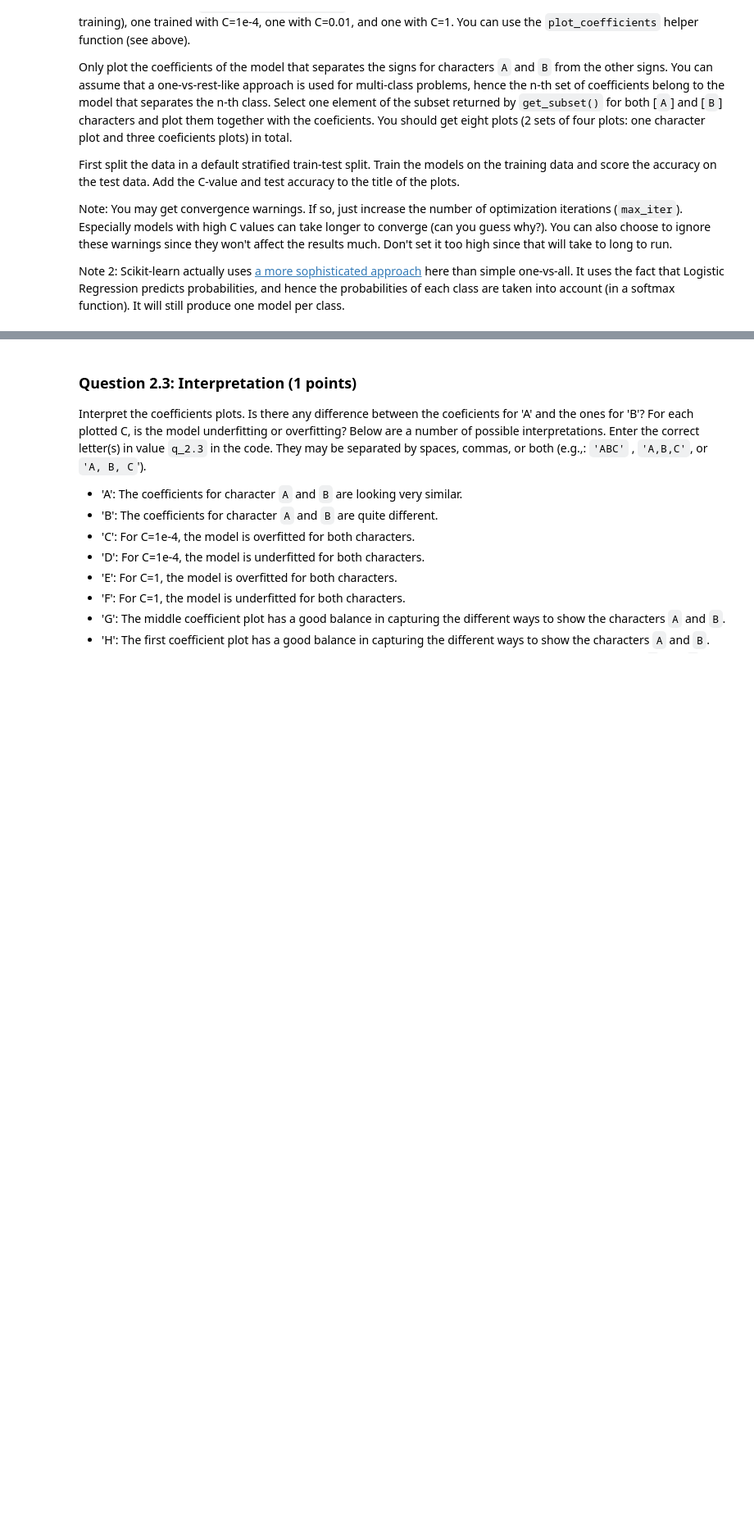
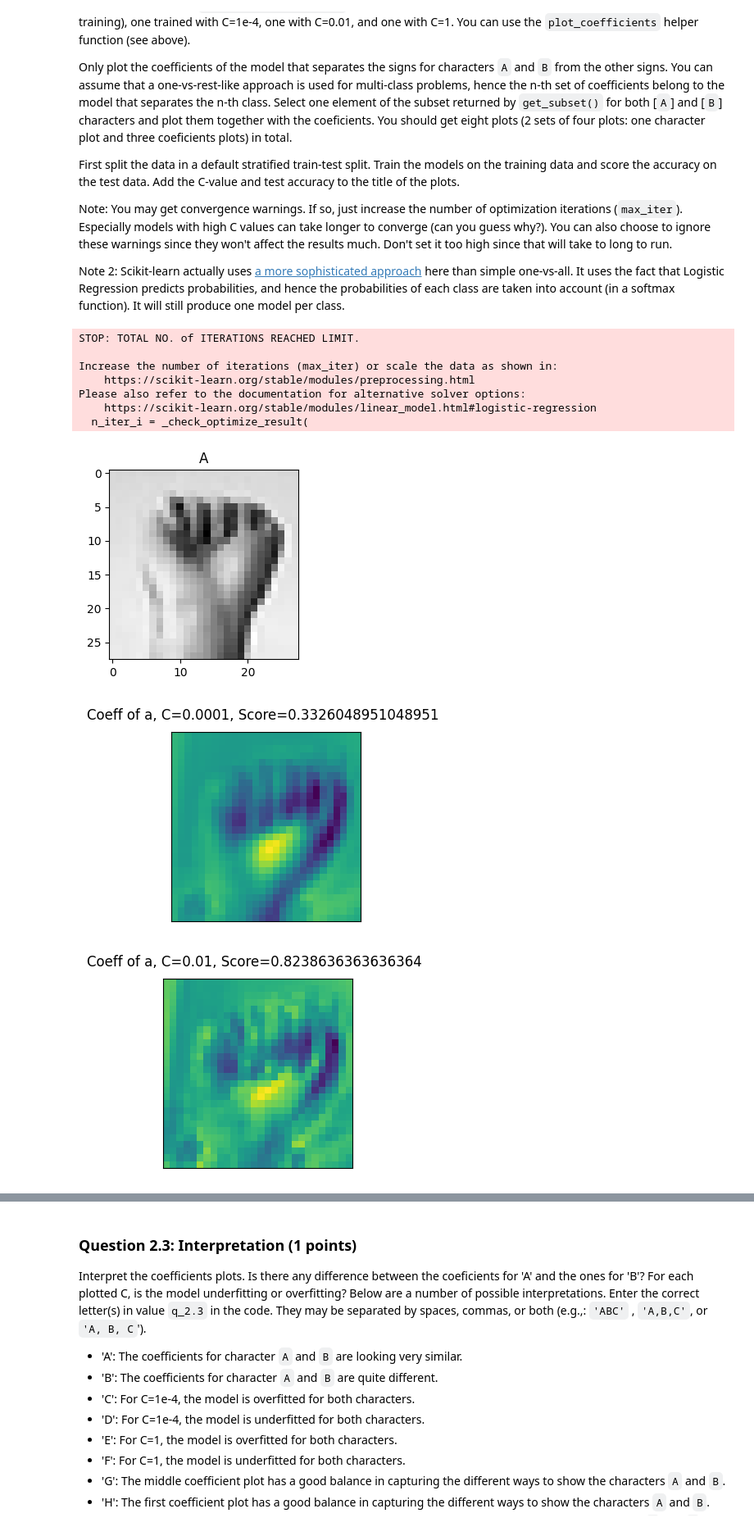
Before and after one commit to PhobosX15/Recognizing-ASL-using-ML-, a Jupyter notebook: Assignment_1_2023.ipynb, the cells around one changed output, grey strips where cells are left out. Shown at 82% size. Drawn from its saved outputs; the diff is of its cells as text; code cells hidden in the pictures; blank space fills up the shorter version.

```diff
--- a/Assignment_1_2023.ipynb
+++ b/Assignment_1_2023.ipynb
@@ -326,0 +337,69 @@ plot_sign_coefficients(X, y, None)
+# %%
+# Implement. Do not change the name or signature of this function.
+def plot_sign_coefficients(X, y, character):
+    """ Plots 28x28 heatmaps showing the coefficients of three Logistic
+    Regression models, each with different amounts of regularization values.
+    X -- the data for training and testing
+    y -- the correct labels
+
+    Returns: 4 plots, as described above.
+    """
+    # create 3 models with different C values
+    models = []
+    model1 = LogisticRegression(C=1e-4, penalty="l2", max_iter=1000)
+    models.append(model1)
+    model2 = LogisticRegression(C=0.01, penalty="l2", max_iter=1000)
+    models.append(model2)
+    model3 = LogisticRegression(C=1, penalty="l2", max_iter=1000)
+    models.append(model3)
+    #data = get_subset(X, y, character)
+
+    Scaler=StandardScaler().fit(X)
+    X_scaled=Scaler.transform(X)
+    X_train, X_test, y_train, y_test = train_test_split(
+        X_scaled, y, test_size=0.25, random_state=0, stratify=y)
+    coeff=[]
+    scores = []
+    for model in models:
+        model.fit(X_train, y_train)
+        score = model.score(X_test, y_test)
+        coef=[letter_to_index[character]]
+        coeff.append(model.coef_[coef])
+        scores.append(score)
+
+    # Plot character plot of A and B
+    A_index = []
+    B_index = []
+    for i in range(len(y)):
+        if y[i] == 0 and len(A_index) < 1:
+            A_index.append(i)
+            continue
+        if y[i] == 1 and len(B_index) < 1:
+            B_index.append(i)
+            continue
+        if len(A_index) == 1 and len(B_index) == 1:
+            break
+    # Plotting A first
+    fig, ax = plt.subplots(figsize=(3, 3))
+    ax.imshow(X.iloc[A_index].to_numpy().reshape(28, 28), cmap="gray")
+    ax.set_title(data_classes[y.iloc[A_index].to_numpy()[0]])
+
+    for i in range(len(models)):
+        plot_coefficients(
+            coeff[i], f"Coeff of a, C={models[i].C}, Score={scores[i]}")
+
+    plt.show()
+
+
+plot_sign_coefficients(X, y, 'A')
+# %% [output]
+STOP: TOTAL NO. of ITERATIONS REACHED LIMIT.
+
+Increase the number of iterations (max_iter) or scale the data as shown in:
+    https://scikit-learn.org/stable/modules/preprocessing.html
+Please also refer to the documentation for alternative solver options:
+    https://scikit-learn.org/stable/modules/linear_model.html#logistic-regression
+  n_iter_i = _check_optimize_result(
+[figure, added]
+[figure, added]
+[figure, added]
```
Also changed, not shown: parts of 31 cells of this notebook.
